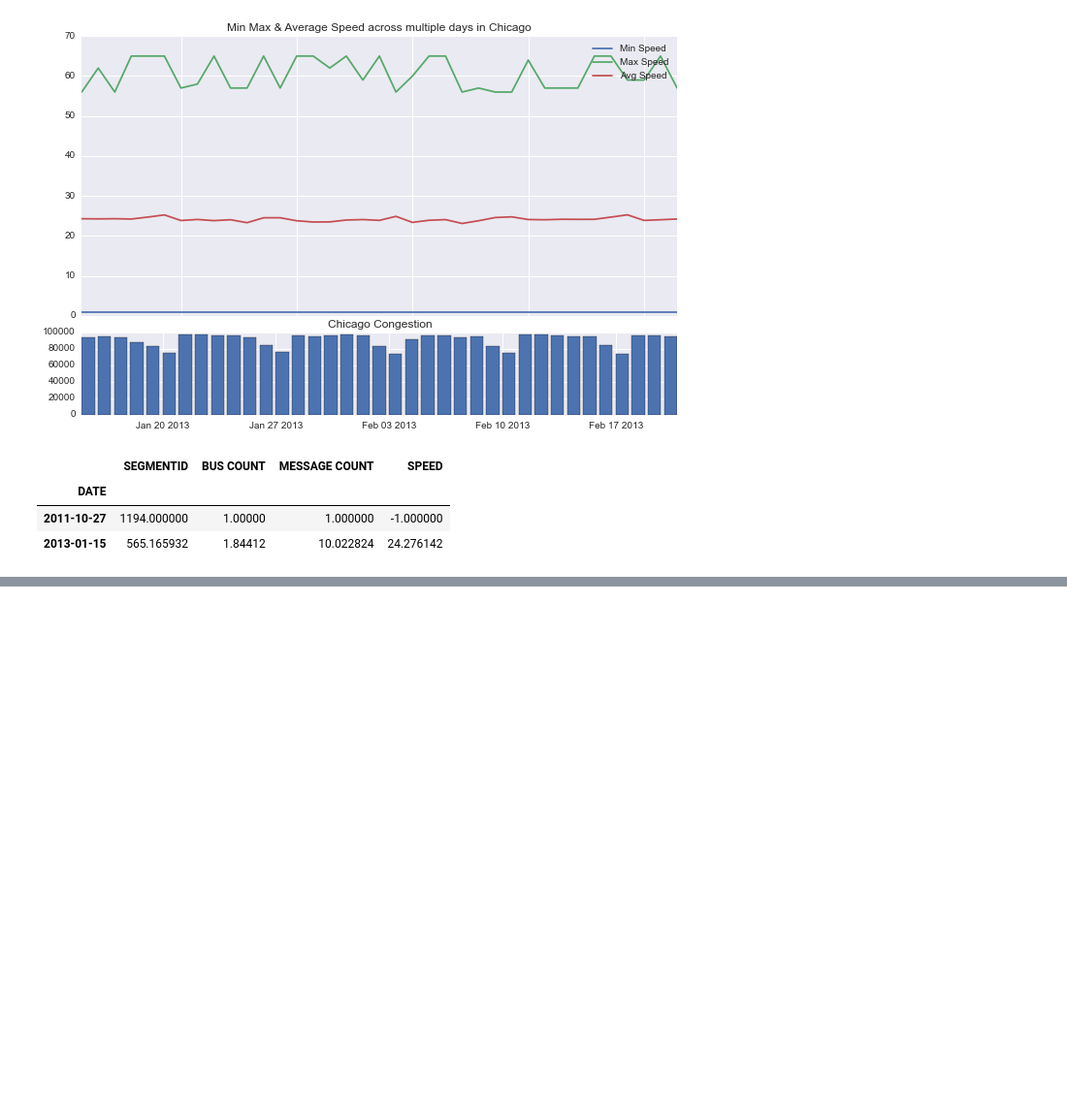
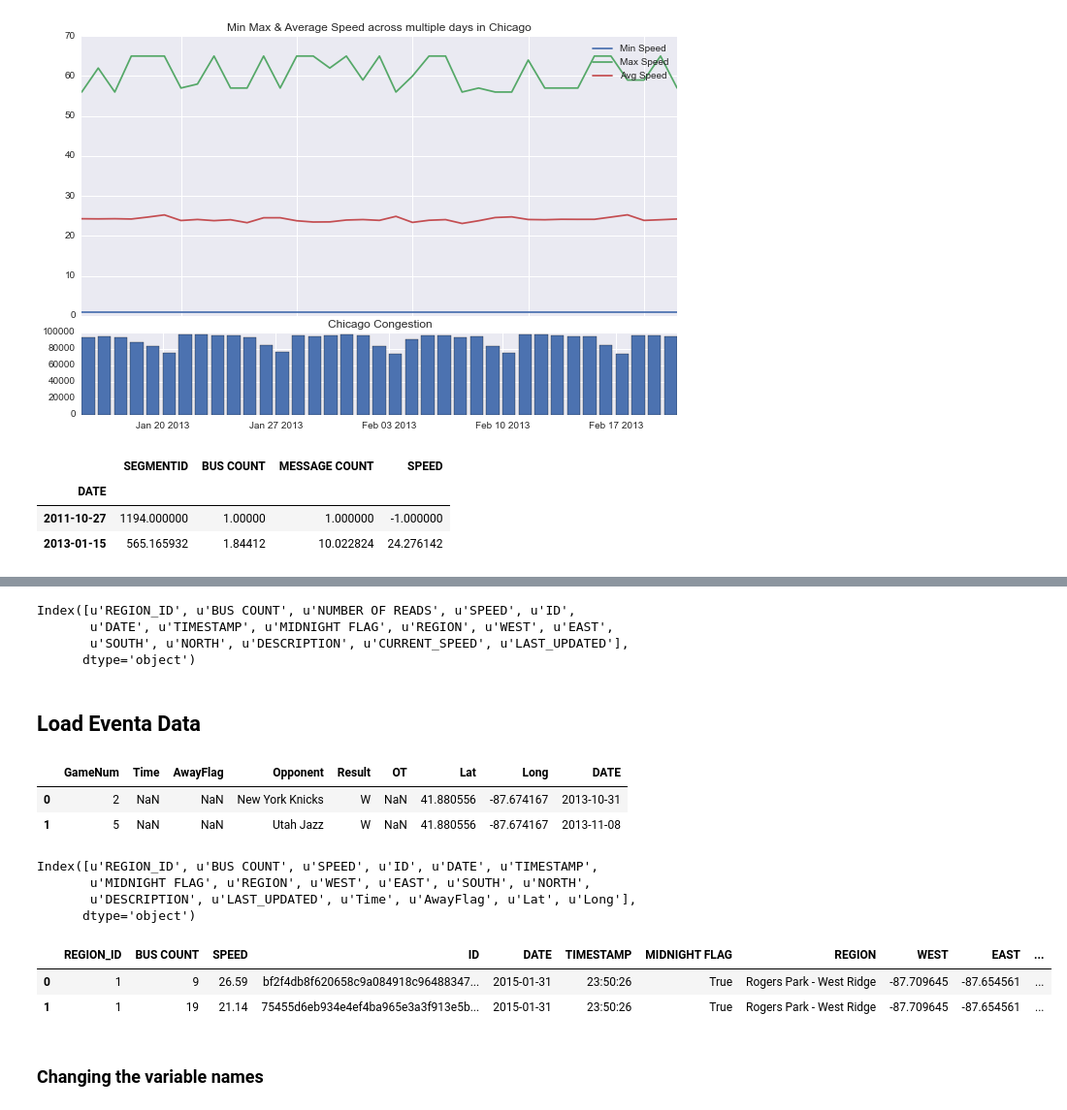
Before and after one commit to bmandeepak/capstone, a Jupyter notebook: Chicago Traffic Data.ipynb, the cells around one changed output, grey strips where cells are left out. Shown: that part at 97% size. Saved outputs shown, nothing was run; the diff lists cells and outputs as text; code cells hidden in the pictures; blank space fills up the shorter version.

```diff
--- a/Chicago Traffic Data.ipynb
+++ b/Chicago Traffic Data.ipynb
@@ -175,0 +270,8 @@ df_conges_aggregate.head(2)
+# %%
+df_region_all_Jan2015=pd.merge(left=df_region_hist,right=df_region_current, how='left', left_on='REGION_ID', right_on='REGION_ID')
+df_region_all_Jan2015.columns
+# %% [output]
+Index([u'REGION_ID', u'BUS COUNT', u'NUMBER OF READS', u'SPEED', u'ID',
+       u'DATE', u'TIMESTAMP', u'MIDNIGHT FLAG', u'REGION', u'WEST', u'EAST',
+       u'SOUTH', u'NORTH', u'DESCRIPTION', u'CURRENT_SPEED', u'LAST_UPDATED'],
+      dtype='object')
@@ -175,0 +280,20 @@ df_conges_aggregate.head(2)
+# %% [markdown]
+## Load Eventa Data
+# %%
+# Merge with event data
+from datetime import datetime
+event_data=getData('BullsGameData.csv')
+format = '%m/%d/%Y'
+event_data['DATE'] = event_data['Date'].apply(lambda x:
+                                    dt.datetime.strptime(x,format).date())
+if 'Date' in event_data.columns:
+    event_data.drop('Date', axis=1, inplace=True)
+
+# For Testing
+event_data.head(2)
+# event_data[event_data['DATE']==date(2015,1,3)]
+# event_data['DATE'][0]
+# %% [output]
+|  | GameNum | Time | AwayFlag | Opponent | Result | OT | Lat | Long | DATE |
+| 0 | 2 | NaN | NaN | New York Knicks | W | NaN | 41.880556 | -87.674167 | 2013-10-31 |
+| 1 | 5 | NaN | NaN | Utah Jazz | W | NaN | 41.880556 | -87.674167 | 2013-11-08 |
@@ -175,0 +302,30 @@ df_conges_aggregate.head(2)
+# %%
+
+df_region_Jan2015_event=pd.merge(left=df_region_all_Jan2015,right=event_data, how='left', left_on='DATE', right_on='DATE')
+
+if 'GameNum' in df_region_Jan2015_event.columns:
+    df_region_Jan2015_event.drop('GameNum', axis=1, inplace=True)
+if 'Opponent' in df_region_Jan2015_event.columns:
+    df_region_Jan2015_event.drop('Opponent', axis=1, inplace=True)
+if 'Result' in df_region_Jan2015_event.columns:
+    df_region_Jan2015_event.drop('Result', axis=1, inplace=True)
+if 'OT' in df_region_Jan2015_event.columns:
+    df_region_Jan2015_event.drop('OT', axis=1, inplace=True)
+if 'CURRENT_SPEED' in df_region_Jan2015_event.columns:
+    df_region_Jan2015_event.drop('CURRENT_SPEED', axis=1, inplace=True)
+if 'NUMBER OF READS' in df_region_Jan2015_event.columns:
+    df_region_Jan2015_event.drop('NUMBER OF READS', axis=1, inplace=True)
+
+
+df_region_Jan2015_event.columns
+# %% [output]
+Index([u'REGION_ID', u'BUS COUNT', u'SPEED', u'ID', u'DATE', u'TIMESTAMP',
+       u'MIDNIGHT FLAG', u'REGION', u'WEST', u'EAST', u'SOUTH', u'NORTH',
+       u'DESCRIPTION', u'LAST_UPDATED', u'Time', u'AwayFlag', u'Lat', u'Long'],
+      dtype='object')
+# %%
+df_region_Jan2015_event.head(2)
+# %% [output]
+|  | REGION_ID | BUS COUNT | SPEED | ID | DATE | TIMESTAMP | MIDNIGHT FLAG | REGION | WEST | EAST | ... |
+| 0 | 1 | 9 | 26.59 | bf2f4db8f620658c9a084918c96488347... | 2015-01-31 | 23:50:26 | True | Rogers Park - West Ridge | -87.709645 | -87.654561 | ... |
+| 1 | 1 | 19 | 21.14 | 75455d6eb934e4ef4ba965e3a3f913e5b... | 2015-01-31 | 23:50:26 | True | Rogers Park - West Ridge | -87.709645 | -87.654561 | ... |
@@ -175,0 +336,2 @@ df_conges_aggregate.head(2)
+# %% [markdown]
+### Changing the variable names
```
Also changed, not shown: parts of 49 cells of this notebook.
